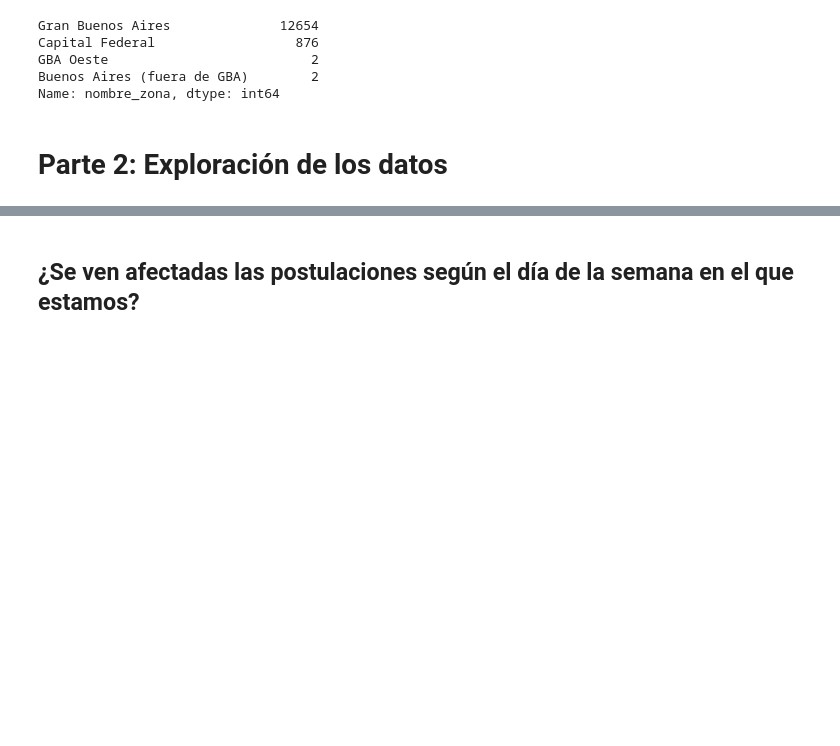
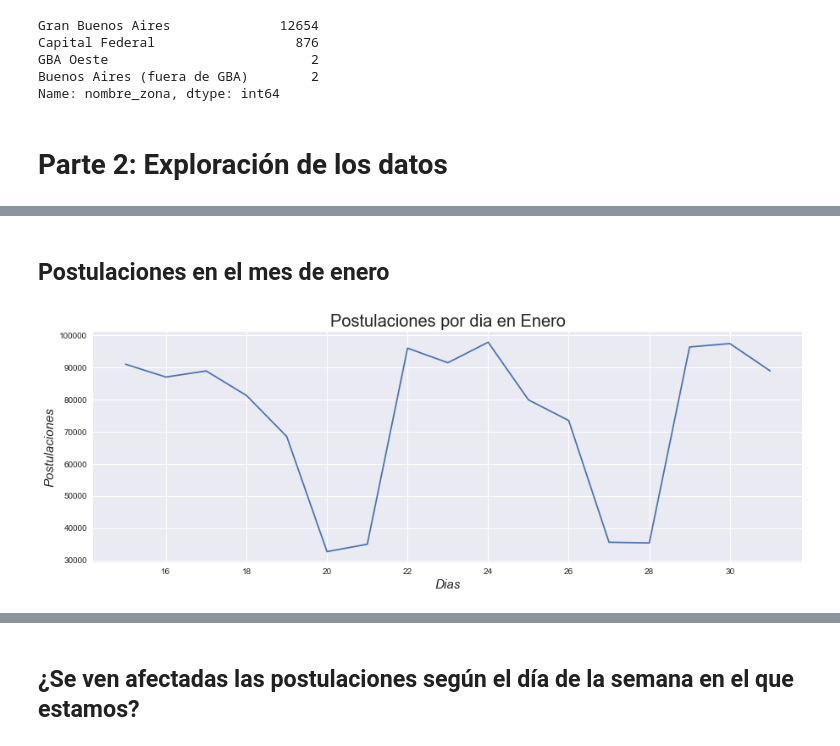
Before and after one commit to Mariano95/Analisis-exploratorio-de-datos, a Jupyter notebook: TP.ipynb, the cells around one changed output, grey strips where cells are left out. Saved outputs shown, nothing was run; the diff lists cells and outputs as text; code cells hidden in the pictures; blank space fills up the shorter version.

```diff
--- a/TP.ipynb
+++ b/TP.ipynb
@@ -429,0 +533,13 @@ Name: nombre_zona, dtype: int64
+# %% [markdown]
+## Postulaciones en el mes de enero
+# %%
+postulaciones['Number'] = postulaciones['fechahorapostulacion'].dt.day
+
+df_enero = postulaciones[postulaciones['Month']=='Jan']
+df_enero['Number'].value_counts().sort_index().plot(kind='line',figsize=(15,5))
+plt.title("Postulaciones por dia en Enero", size=20)
+plt.xlabel("Dias",size=15,style='italic')
+plt.ylabel("Postulaciones",size=15,style='italic')
+plt.show()
+# %% [output]
+[figure, added]
```
Also changed, not shown: parts of 60 cells of this notebook, 1 other file.
